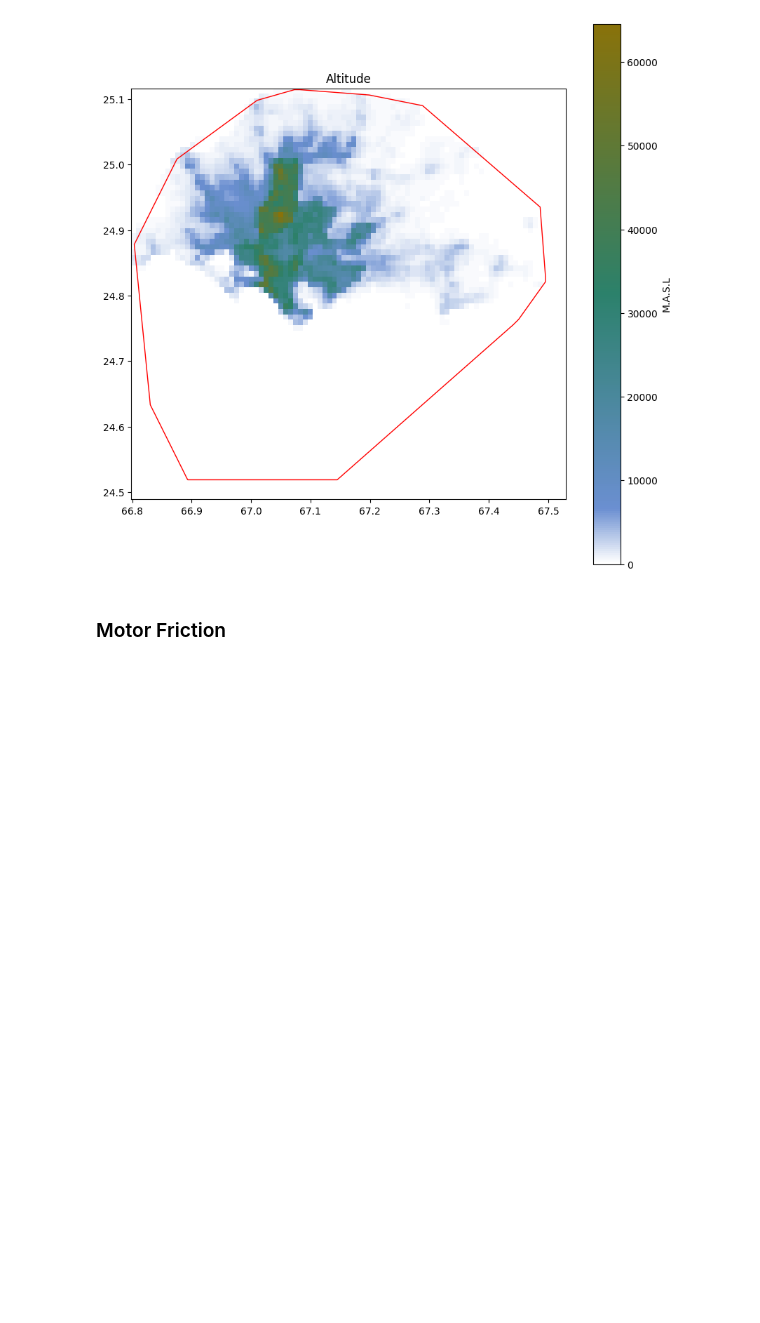
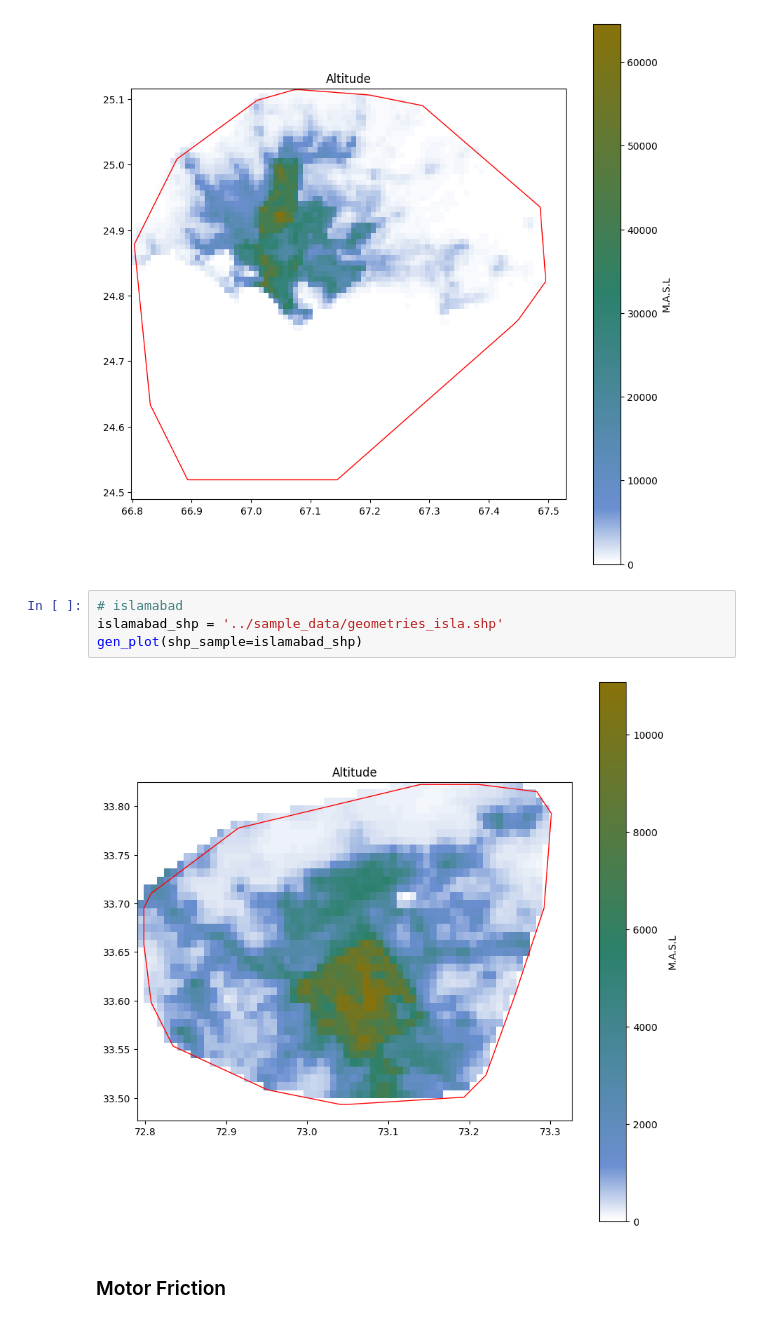
Before and after one commit to TJhon/python-raster-crop, a Jupyter notebook: tutorials/reference.ipynb, the cells around one changed output. Saved outputs shown, nothing was run; the diff lists cells and outputs as text; blank space fills up the shorter version.

```diff
--- a/tutorials/reference.ipynb
+++ b/tutorials/reference.ipynb
@@ -668,6 +679,12 @@ def gen_plot(
 gen_plot()
 # %% [output]
 [figure]
+# %%
+# islamabad
+islamabad_shp = '../sample_data/geometries_isla.shp'
+gen_plot(shp_sample=islamabad_shp)
+# %% [output]
+[figure, added]
 # %% [markdown]
 ### Motor Friction
 # %%
```
Also changed, not shown: parts of 6 cells of this notebook, 10 other files.
